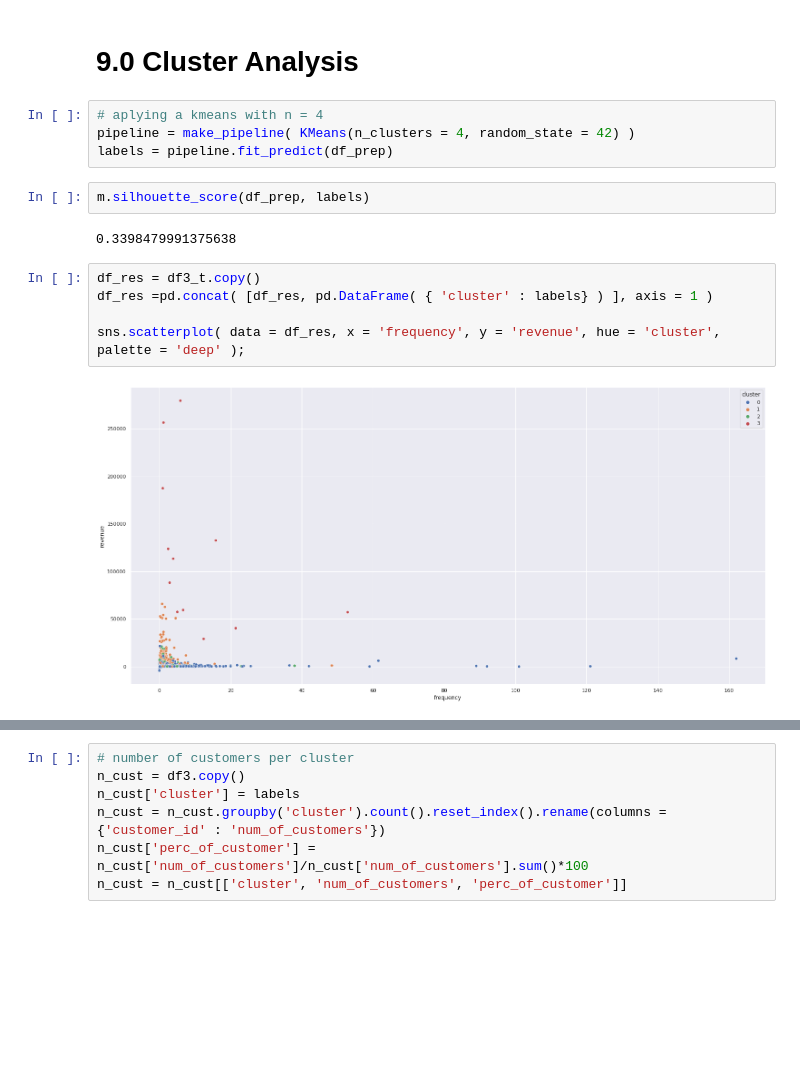
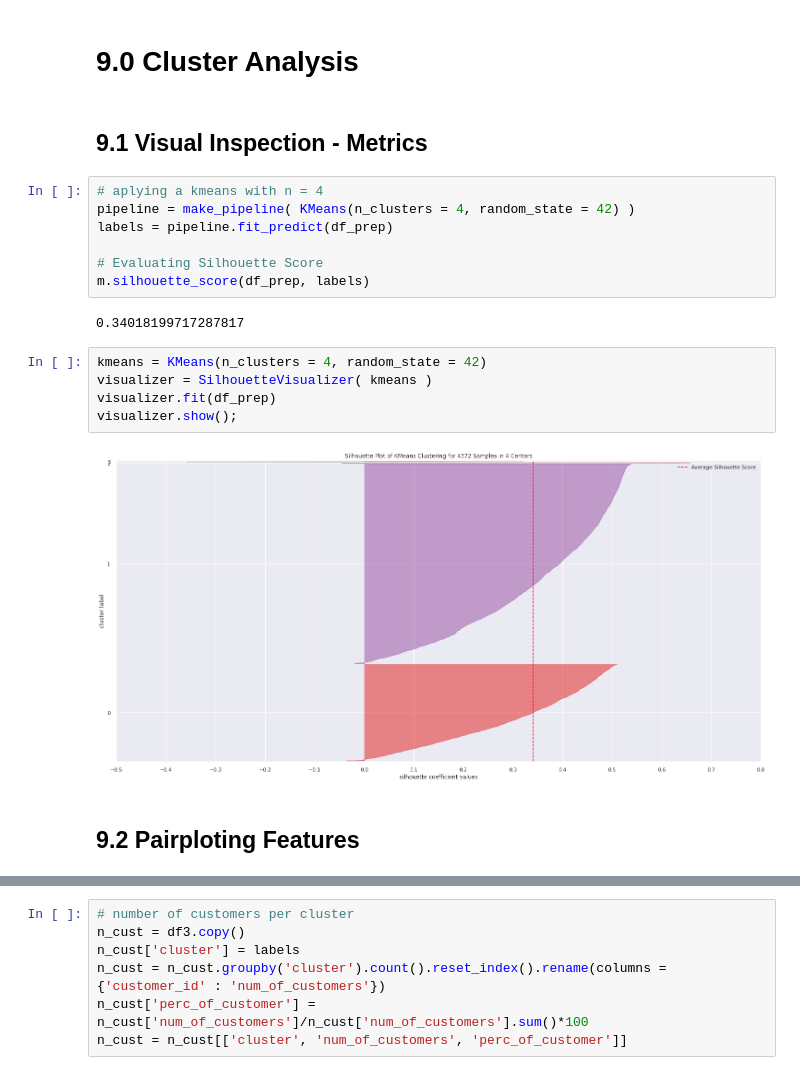
Before and after one commit to humberto-aguiar/Insiders-Fidelity-Clustering, a Jupyter notebook: notebooks/c2-metrics.ipynb, the cells around one changed output, grey strips where cells are left out. Saved outputs shown, nothing was run; the diff lists cells and outputs as text; blank space fills up the shorter version.

```diff
--- a/notebooks/c2-metrics.ipynb
+++ b/notebooks/c2-metrics.ipynb
@@ -525,18 +527,23 @@ plt.show()
 # 8.0 Model Testing
 # %% [markdown]
 # 9.0 Cluster Analysis
+# %% [markdown]
+## 9.1 Visual Inspection - Metrics
 # %%
 # aplying a kmeans with n = 4
 pipeline = make_pipeline( KMeans(n_clusters = 4, random_state = 42) )
 labels = pipeline.fit_predict(df_prep)
+
+# Evaluating Silhouette Score
+m.silhouette_score(df_prep, labels)
+# %% [output]
+0.34018199717287817
-# %%
-m.silhouette_score(df_prep, labels)
-# %% [output]
-0.3398479991375638
-# %%
-df_res = df3_t.copy()
-df_res =pd.concat( [df_res, pd.DataFrame( { 'cluster' : labels} ) ], axis = 1 )
-
-sns.scatterplot( data = df_res, x = 'frequency', y = 'revenue', hue = 'cluster', palette = 'deep' );
-# %% [output]
-[figure, removed]
+# %%
+kmeans = KMeans(n_clusters = 4, random_state = 42)
+visualizer = SilhouetteVisualizer( kmeans )
+visualizer.fit(df_prep)
+visualizer.show();
+# %% [output]
+[figure, added]
+# %% [markdown]
+## 9.2 Pairploting Features
```
Also changed, not shown: parts of 12 cells of this notebook.
